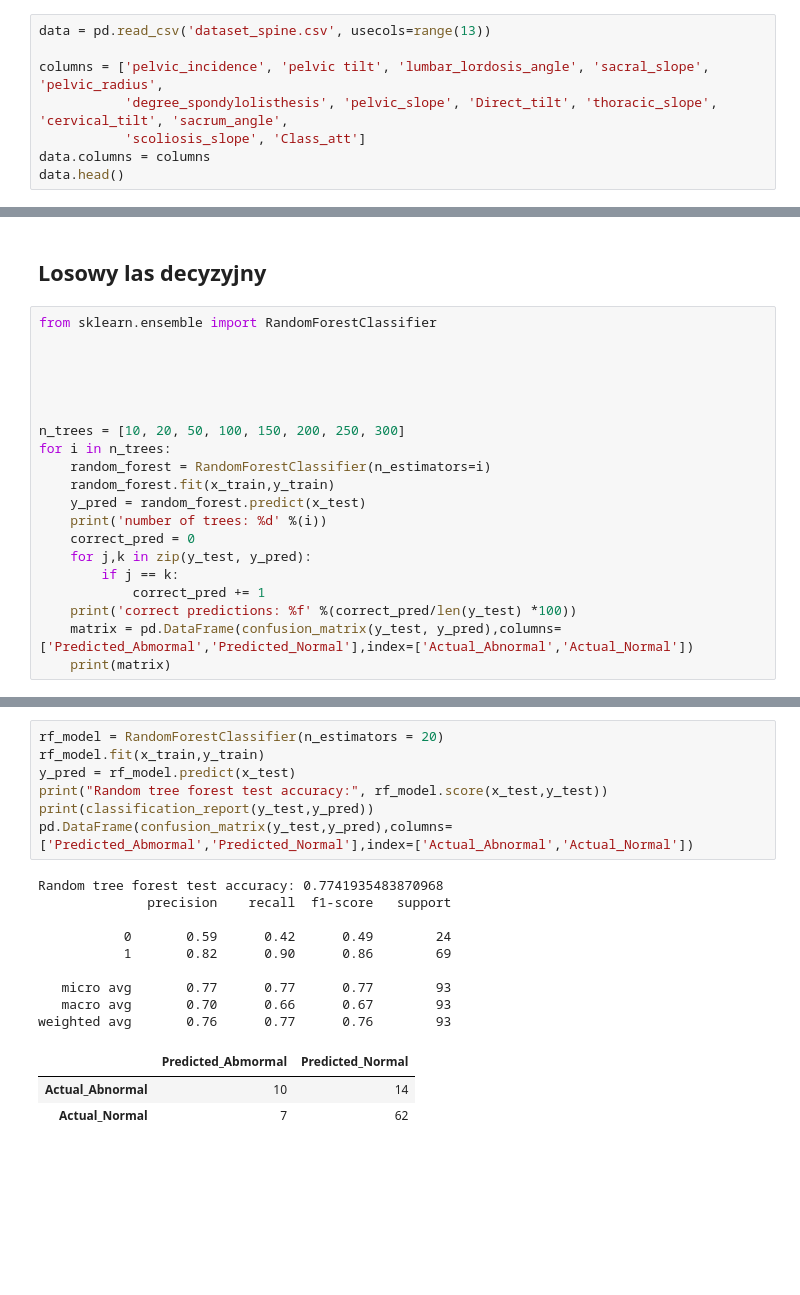
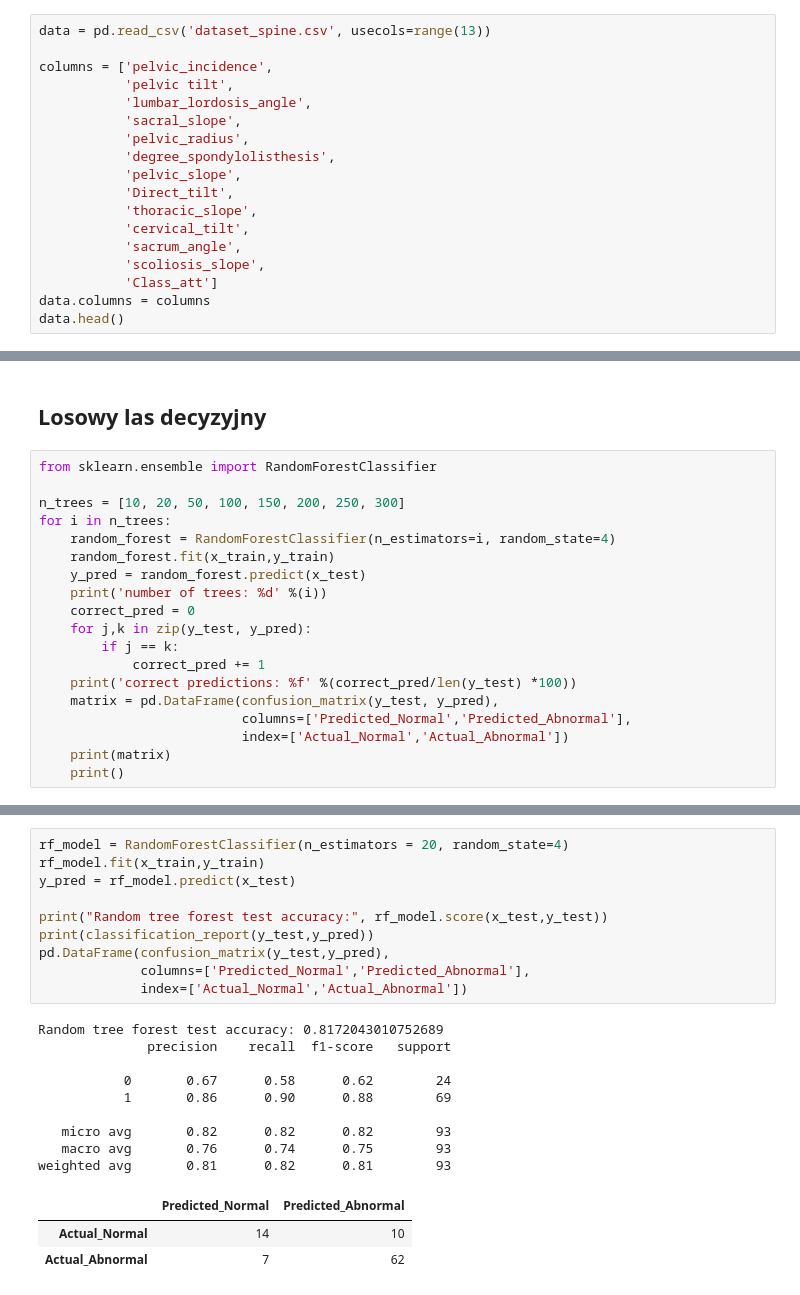
Before and after one commit to monika-osiak/lower-back-pain-classification, a Jupyter notebook: lower-back-pain-classification.ipynb, the cells around one changed output, grey strips where cells are left out. Cells and saved outputs as stored; diff of their text form; blank space fills up the shorter version.

```diff
--- a/lower-back-pain-classification.ipynb
+++ b/lower-back-pain-classification.ipynb
@@ -18,9 +21,19 @@ warnings.filterwarnings('ignore')
 # %%
 data = pd.read_csv('dataset_spine.csv', usecols=range(13))
 
-columns = ['pelvic_incidence', 'pelvic tilt', 'lumbar_lordosis_angle', 'sacral_slope', 'pelvic_radius',
-           'degree_spondylolisthesis', 'pelvic_slope', 'Direct_tilt', 'thoracic_slope', 'cervical_tilt', 'sacrum_angle',
-           'scoliosis_slope', 'Class_att']
+columns = ['pelvic_incidence',
+           'pelvic tilt',
+           'lumbar_lordosis_angle',
+           'sacral_slope',
+           'pelvic_radius',
+           'degree_spondylolisthesis',
+           'pelvic_slope',
+           'Direct_tilt',
+           'thoracic_slope',
+           'cervical_tilt',
+           'sacrum_angle',
+           'scoliosis_slope',
+           'Class_att']
 data.columns = columns
 data.head()
 # %% [output]
@@ -293,13 +363,9 @@ weighted avg       0.83      0.81      0.81        93
 # %%
 from sklearn.ensemble import RandomForestClassifier
 
-
-
-
-
 n_trees = [10, 20, 50, 100, 150, 200, 250, 300]
 for i in n_trees:
-    random_forest = RandomForestClassifier(n_estimators=i)
+    random_forest = RandomForestClassifier(n_estimators=i, random_state=4)
     random_forest.fit(x_train,y_train)
     y_pred = random_forest.predict(x_test)
     print('number of trees: %d' %(i))
@@ -308,7 +374,10 @@ for i in n_trees:
         if j == k:
             correct_pred += 1
     print('correct predictions: %f' %(correct_pred/len(y_test) *100))
-    matrix = pd.DataFrame(confusion_matrix(y_test, y_pred),columns=['Predicted_Abmormal','Predicted_Normal'],index=['Actual_Abnormal','Actual_Normal'])
+    matrix = pd.DataFrame(confusion_matrix(y_test, y_pred),
+                          columns=['Predicted_Normal','Predicted_Abnormal'],
+                          index=['Actual_Normal','Actual_Abnormal'])
     print(matrix)
+    print()
 # %% [output]
 number of trees: 10
@@ -331,20 +402,23 @@ Actual_Normal                     8                61
 # %%
-rf_model = RandomForestClassifier(n_estimators = 20)
+rf_model = RandomForestClassifier(n_estimators = 20, random_state=4)
 rf_model.fit(x_train,y_train)
 y_pred = rf_model.predict(x_test)
+
 print("Random tree forest test accuracy:", rf_model.score(x_test,y_test))
 print(classification_report(y_test,y_pred))
-pd.DataFrame(confusion_matrix(y_test,y_pred),columns=['Predicted_Abmormal','Predicted_Normal'],index=['Actual_Abnormal','Actual_Normal'])
+pd.DataFrame(confusion_matrix(y_test,y_pred),
+             columns=['Predicted_Normal','Predicted_Abnormal'],
+             index=['Actual_Normal','Actual_Abnormal'])
 # %% [output]
-Random tree forest test accuracy: 0.7741935483870968
+Random tree forest test accuracy: 0.8172043010752689
               precision    recall  f1-score   support
 
-           0       0.59      0.42      0.49        24
-           1       0.82      0.90      0.86        69
+           0       0.67      0.58      0.62        24
+           1       0.86      0.90      0.88        69
 
-   micro avg       0.77      0.77      0.77        93
-   macro avg       0.70      0.66      0.67        93
-weighted avg       0.76      0.77      0.76        93
+   micro avg       0.82      0.82      0.82        93
+   macro avg       0.76      0.74      0.75        93
+weighted avg       0.81      0.82      0.81        93
-|  | Predicted_Abmormal | Predicted_Normal |
-| Actual_Abnormal | 10 | 14 |
-| Actual_Normal | 7 | 62 |
+|  | Predicted_Normal | Predicted_Abnormal |
+| Actual_Normal | 14 | 10 |
+| Actual_Abnormal | 7 | 62 |
```
Also changed, not shown: parts of 36 cells of this notebook.
